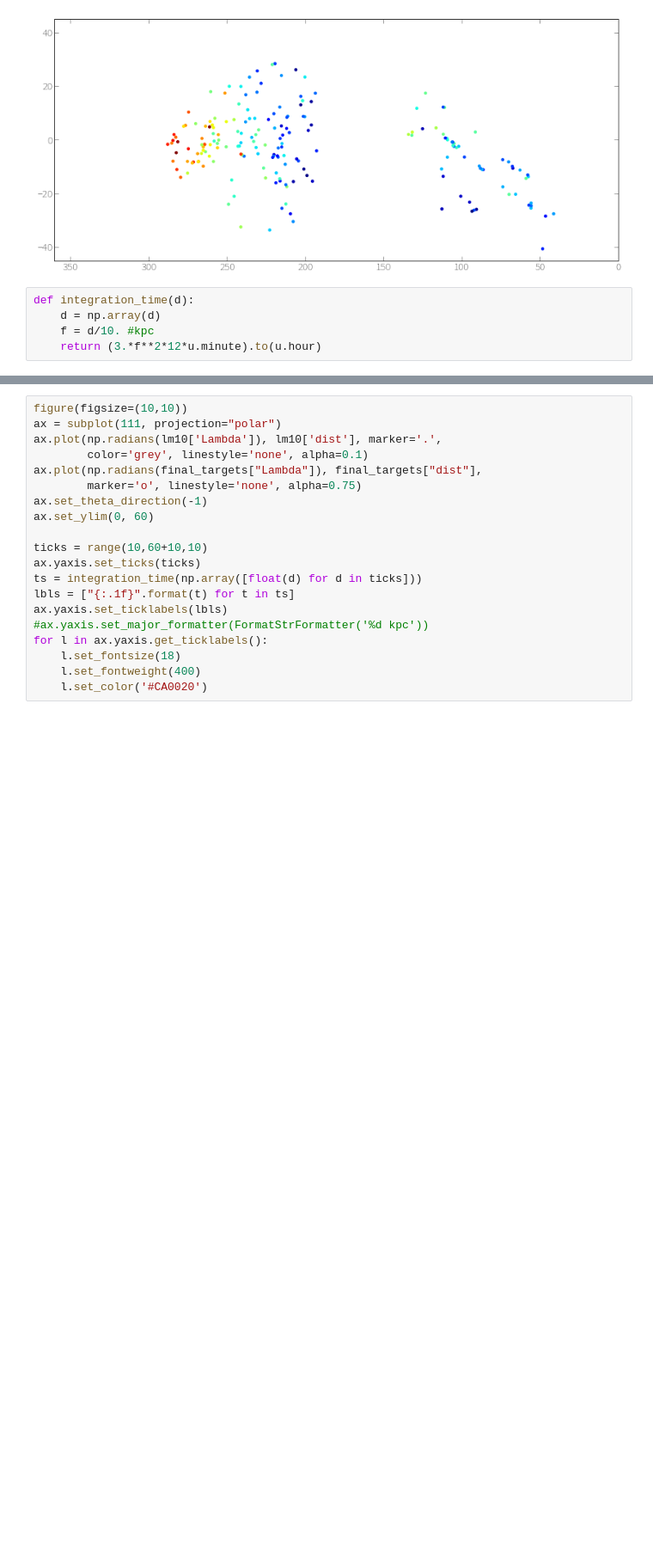
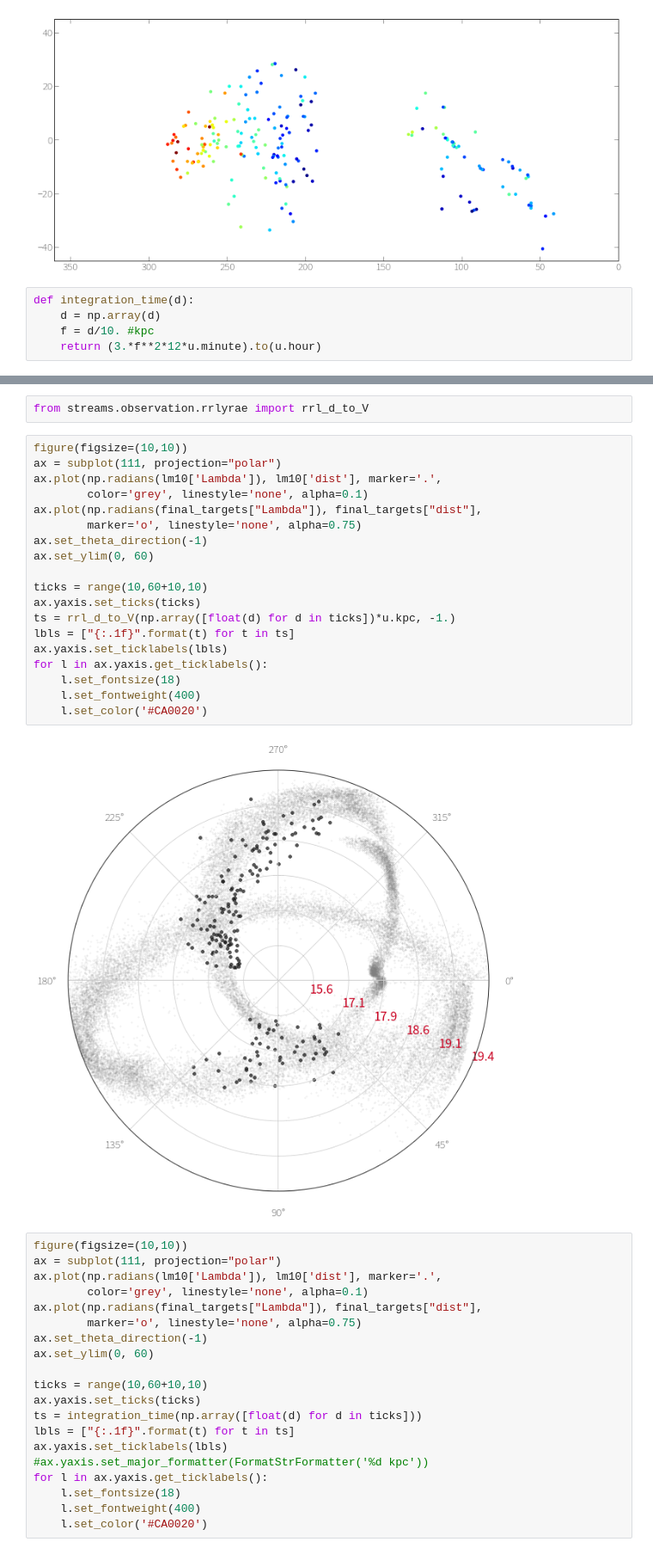
Before and after one commit to adrn/streams, a Jupyter notebook: text/notebooks/Spitzer RR Lyrae Selection.ipynb, the cells around one changed output, grey strips where cells are left out. Shown at 86% size. Drawn from its saved outputs; the diff is of its cells as text; blank space fills up the shorter version.

```diff
--- a/text/notebooks/Spitzer RR Lyrae Selection.ipynb
+++ b/text/notebooks/Spitzer RR Lyrae Selection.ipynb
@@ -403,3 +405,26 @@ def integration_time(d):
+# %%
+from streams.observation.rrlyrae import rrl_d_to_V
+# %%
+figure(figsize=(10,10))
+ax = subplot(111, projection="polar")
+ax.plot(np.radians(lm10['Lambda']), lm10['dist'], marker='.',
+        color='grey', linestyle='none', alpha=0.1)
+ax.plot(np.radians(final_targets["Lambda"]), final_targets["dist"],
+        marker='o', linestyle='none', alpha=0.75)
+ax.set_theta_direction(-1)
+ax.set_ylim(0, 60)
+
+ticks = range(10,60+10,10)
+ax.yaxis.set_ticks(ticks)
+ts = rrl_d_to_V(np.array([float(d) for d in ticks])*u.kpc, -1.)
+lbls = ["{:.1f}".format(t) for t in ts]
+ax.yaxis.set_ticklabels(lbls)
+for l in ax.yaxis.get_ticklabels():
+    l.set_fontsize(18)
+    l.set_fontweight(400)
+    l.set_color('#CA0020')
+# %% [output]
+[figure, added]
 # %%
 figure(figsize=(10,10))
 ax = subplot(111, projection="polar")
```
Also changed, not shown: parts of 3 cells of this notebook.
